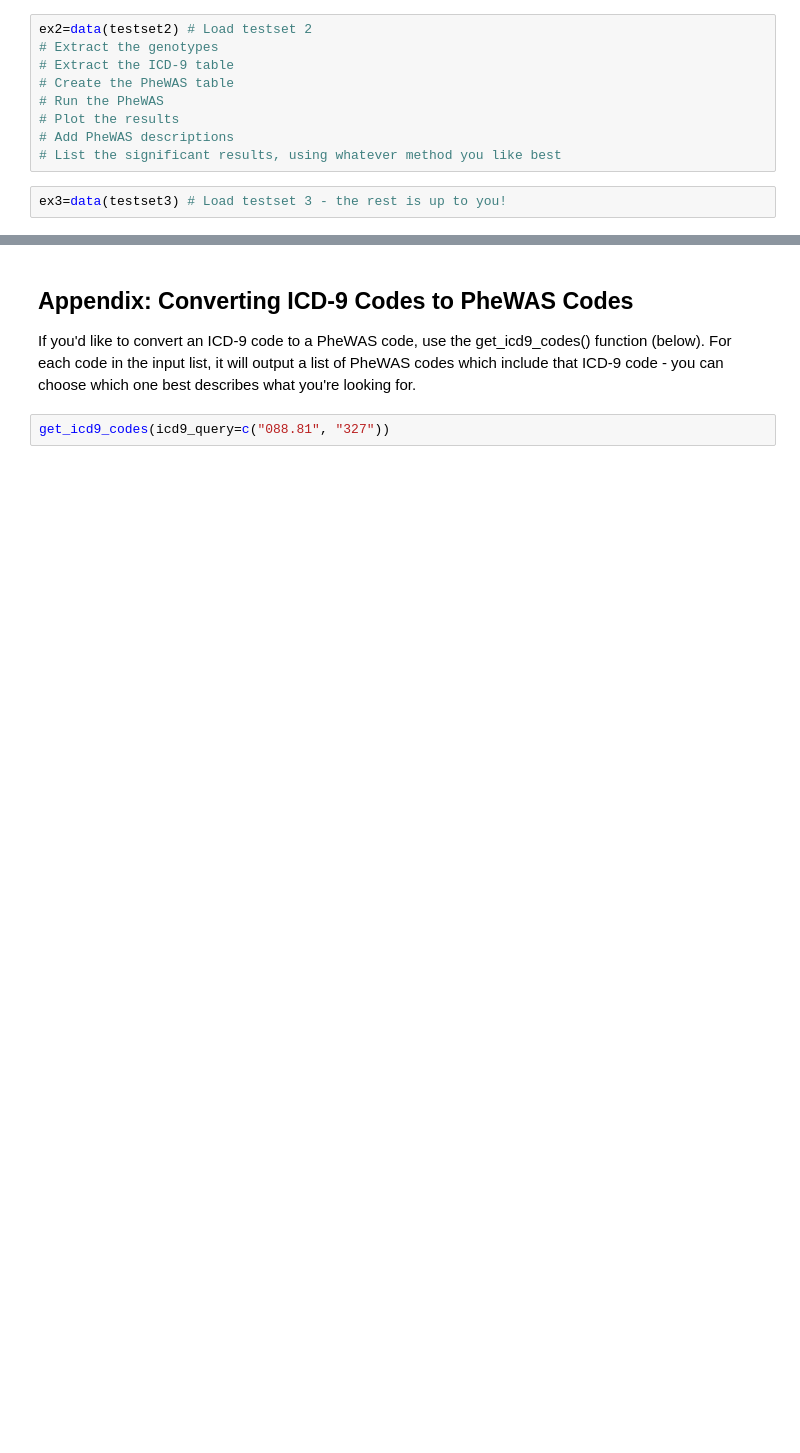
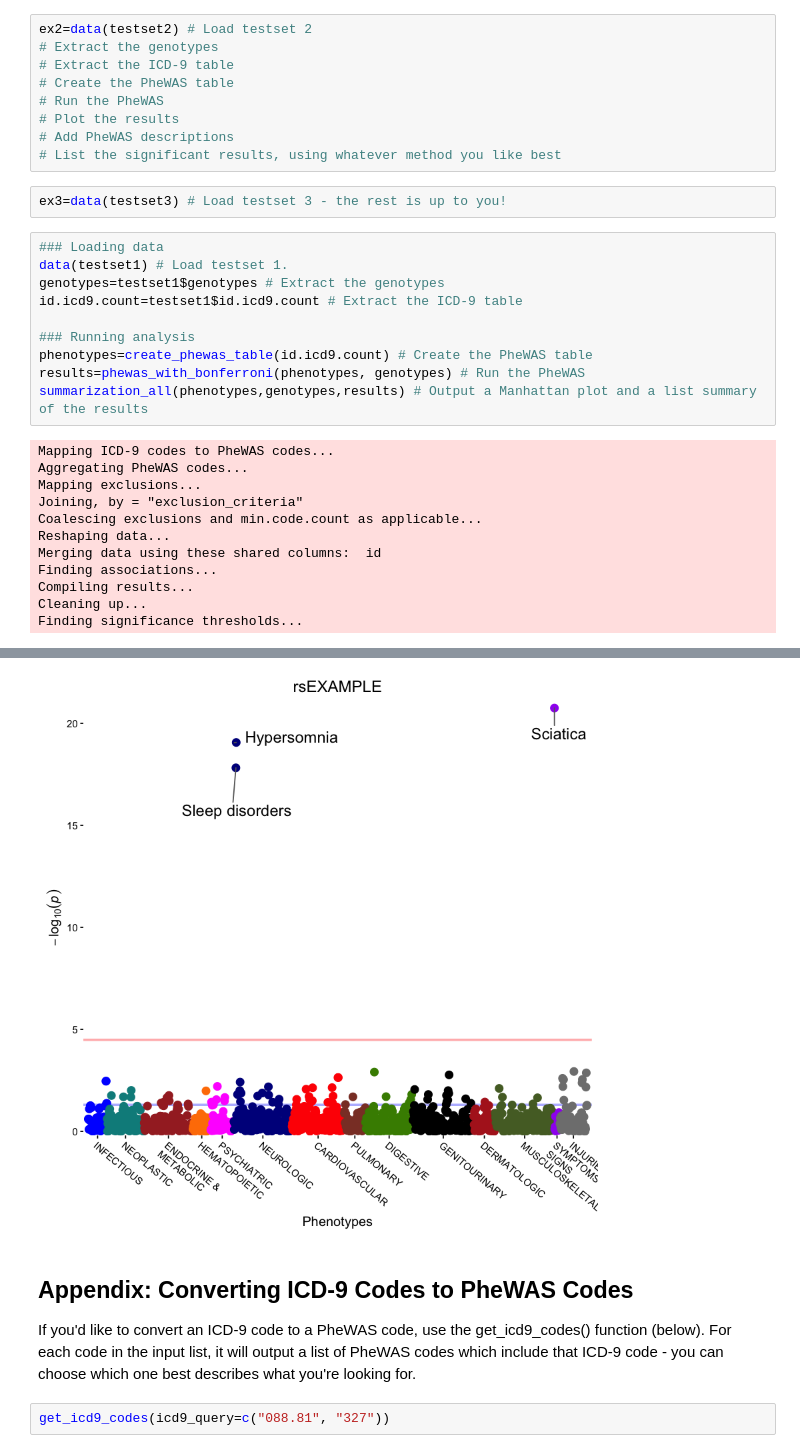
Before and after one commit to ekawaler/simplePheWAS, a Jupyter notebook: PheWAS Example.ipynb, the cells around one changed output, grey strips where cells are left out. Saved outputs shown, nothing was run; the diff lists cells and outputs as text; blank space fills up the shorter version.

```diff
--- a/PheWAS Example.ipynb
+++ b/PheWAS Example.ipynb
@@ -352,3 +315,25 @@ ex2=data(testset2) # Load testset 2
 # List the significant results, using whatever method you like best
 # %%
 ex3=data(testset3) # Load testset 3 - the rest is up to you!
+# %%
+### Loading data
+data(testset1) # Load testset 1.
+genotypes=testset1$genotypes # Extract the genotypes
+id.icd9.count=testset1$id.icd9.count # Extract the ICD-9 table
+
+### Running analysis
+phenotypes=create_phewas_table(id.icd9.count) # Create the PheWAS table
+results=phewas_with_bonferroni(phenotypes, genotypes) # Run the PheWAS
+summarization_all(phenotypes,genotypes,results) # Output a Manhattan plot and a list summary of the results
+# %% [output]
+Mapping ICD-9 codes to PheWAS codes...
+Aggregating PheWAS codes...
+Mapping exclusions...
+Joining, by = "exclusion_criteria"
+Coalescing exclusions and min.code.count as applicable...
+Reshaping data...
+Merging data using these shared columns:  id
+Finding associations...
+Compiling results...
+Cleaning up...
+Finding significance thresholds...
@@ -355,3 +359,4 @@ ex3=data(testset3) # Load testset 3 - the rest is up to you!
+[figure, added]
 # %% [markdown]
 ## Appendix: Converting ICD-9 Codes to PheWAS Codes
 
```
Also changed, not shown: parts of 16 cells of this notebook, 20 other files.
